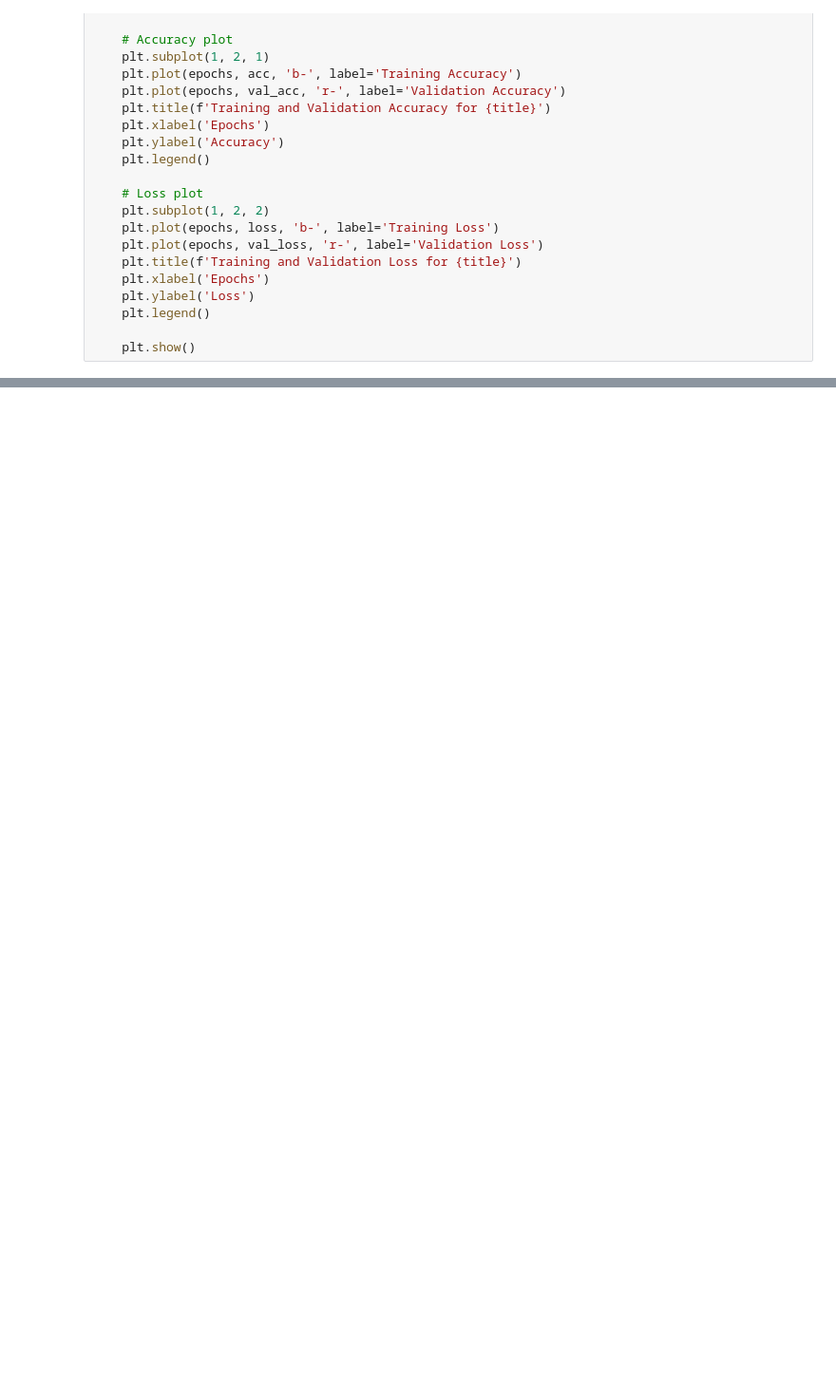
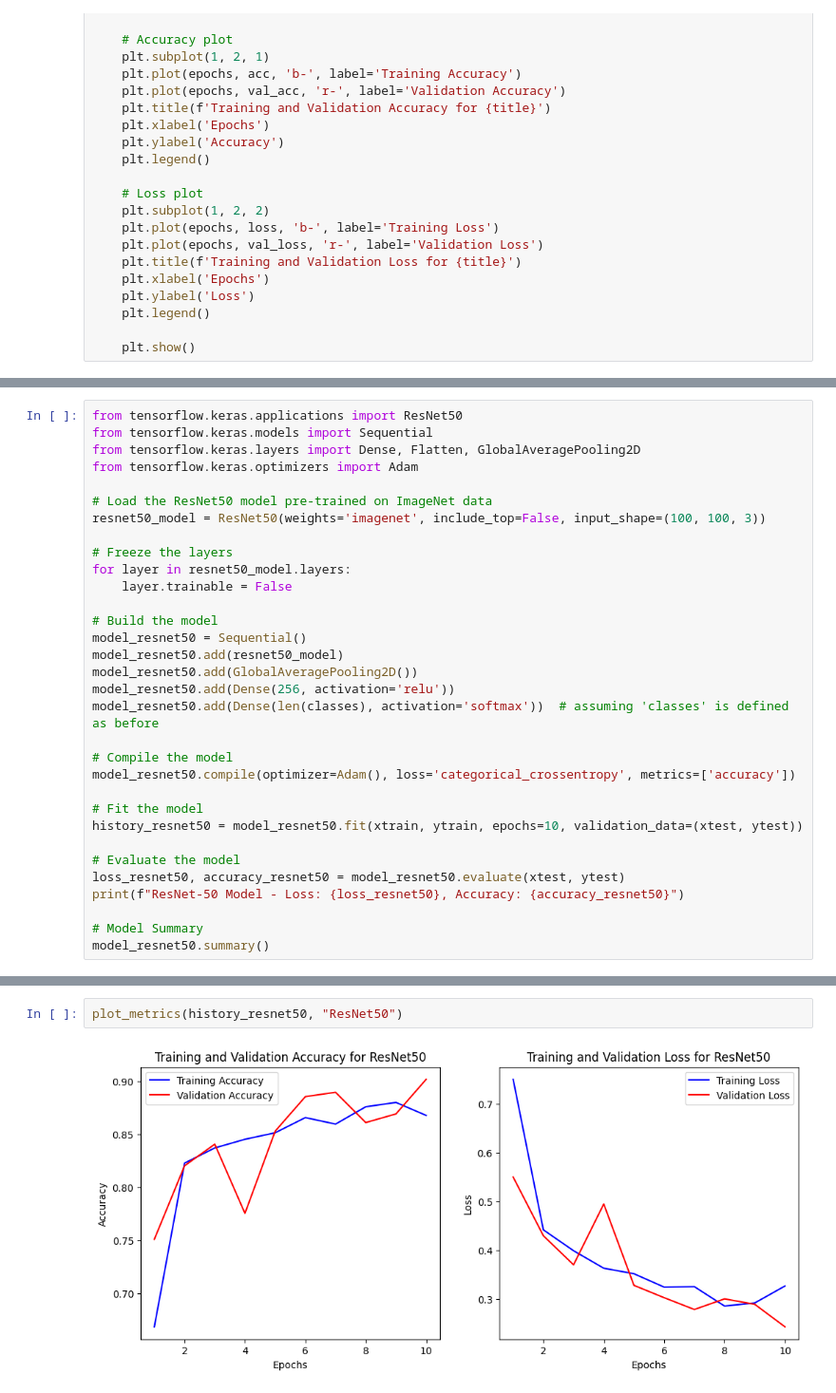
Before and after one commit to SarahPendhari/TumorSense, a Jupyter notebook: Brain_Tumor_Detection_Comparative_Study.ipynb, the cells around one changed output, grey strips where cells are left out. Shown at 95% size. Cells and saved outputs as stored; diff of their text form; blank space fills up the shorter version.

```diff
--- a/Brain_Tumor_Detection_Comparative_Study.ipynb
+++ b/Brain_Tumor_Detection_Comparative_Study.ipynb
@@ -676,0 +765,32 @@ plot_metrics(history_vgg19, "VGG19")
+# %%
+from tensorflow.keras.applications import ResNet50
+from tensorflow.keras.models import Sequential
+from tensorflow.keras.layers import Dense, Flatten, GlobalAveragePooling2D
+from tensorflow.keras.optimizers import Adam
+
+# Load the ResNet50 model pre-trained on ImageNet data
+resnet50_model = ResNet50(weights='imagenet', include_top=False, input_shape=(100, 100, 3))
+
+# Freeze the layers
+for layer in resnet50_model.layers:
+    layer.trainable = False
+
+# Build the model
+model_resnet50 = Sequential()
+model_resnet50.add(resnet50_model)
+model_resnet50.add(GlobalAveragePooling2D())
+model_resnet50.add(Dense(256, activation='relu'))
+model_resnet50.add(Dense(len(classes), activation='softmax'))  # assuming 'classes' is defined as before
+
+# Compile the model
+model_resnet50.compile(optimizer=Adam(), loss='categorical_crossentropy', metrics=['accuracy'])
+
+# Fit the model
+history_resnet50 = model_resnet50.fit(xtrain, ytrain, epochs=10, validation_data=(xtest, ytest))
+
+# Evaluate the model
+loss_resnet50, accuracy_resnet50 = model_resnet50.evaluate(xtest, ytest)
+print(f"ResNet-50 Model - Loss: {loss_resnet50}, Accuracy: {accuracy_resnet50}")
+
+# Model Summary
+model_resnet50.summary()
@@ -676,0 +815,4 @@ plot_metrics(history_vgg19, "VGG19")
+# %%
+plot_metrics(history_resnet50, "ResNet50")
+# %% [output]
+[figure, added]
```
Also changed, not shown: parts of 21 cells of this notebook.
